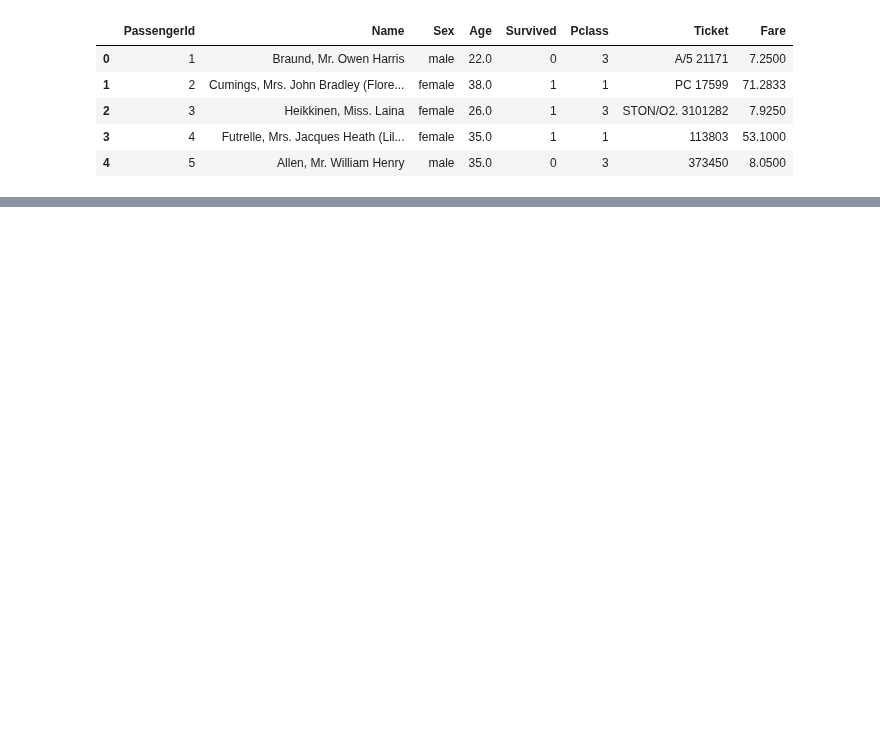
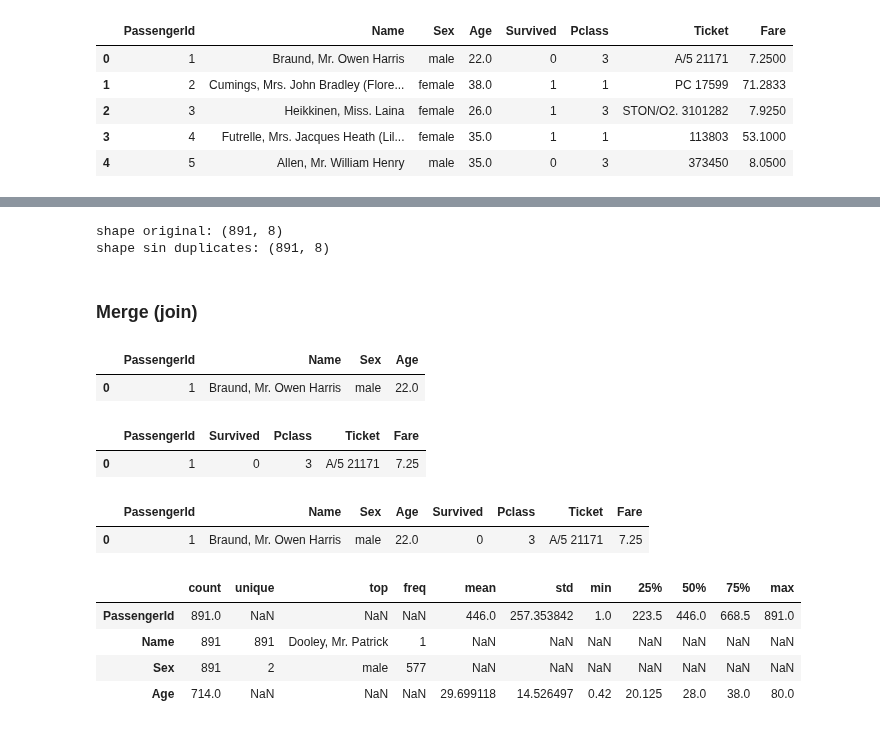
Before and after one commit to ceciorosco/Cecilia-Repositorio, a Jupyter notebook: Modulo_3/ejercicios_modulo_3.ipynb, the cells around one changed output, grey strips where cells are left out. Drawn from its saved outputs; the diff is of its cells as text; code cells hidden in the pictures; blank space fills up the shorter version.

```diff
--- a/Modulo_3/ejercicios_modulo_3.ipynb
+++ b/Modulo_3/ejercicios_modulo_3.ipynb
@@ -735,0 +373,37 @@ Categories (2, object): ['F', 'M']
+# %%
+#drop_duplicate borra las filas si son identicas, es decir, duplicadas
+print(f"shape original: {df3.shape}")
+print(f"shape sin duplicates: {df3.drop_duplicates().shape}")
+# %% [output]
+shape original: (891, 8)
+shape sin duplicates: (891, 8)
+# %% [markdown]
+### Merge (join)
+# %%
+#por defecto en inner: debe existir el PassengerId en los dos CSV sino ignora la fila, si se le pone
+# how="left" ó how= "right" sí lo trae pero deja el resto de los datos de la fila en NaN
+df5 = pd.merge(left = df1, right= df2, left_on= "PassengerId", right_on="PassengerId", how="inner")
+df1.head(1)
+# df5 = pd.merge(df1, df2)
+# %% [output]
+|  | PassengerId | Name | Sex | Age |
+| 0 | 1 | Braund, Mr. Owen Harris | male | 22.0 |
+# %%
+df2.head(1)
+# %% [output]
+|  | PassengerId | Survived | Pclass | Ticket | Fare |
+| 0 | 1 | 0 | 3 | A/5 21171 | 7.25 |
+# %%
+df5.head(1)
+# %% [output]
+|  | PassengerId | Name | Sex | Age | Survived | Pclass | Ticket | Fare |
+| 0 | 1 | Braund, Mr. Owen Harris | male | 22.0 | 0 | 3 | A/5 21171 | 7.25 |
+# %%
+#estadisticas (.T para trasponer y ver mejor la tabla, sino es muy larga)
+df1.describe(include="all").T
+# %% [output]
+|  | count | unique | top | freq | mean | std | min | 25% | 50% | 75% | max |
+| PassengerId | 891.0 | NaN | NaN | NaN | 446.0 | 257.353842 | 1.0 | 223.5 | 446.0 | 668.5 | 891.0 |
+| Name | 891 | 891 | Dooley, Mr. Patrick | 1 | NaN | NaN | NaN | NaN | NaN | NaN | NaN |
+| Sex | 891 | 2 | male | 577 | NaN | NaN | NaN | NaN | NaN | NaN | NaN |
+| Age | 714.0 | NaN | NaN | NaN | 29.699118 | 14.526497 | 0.42 | 20.125 | 28.0 | 38.0 | 80.0 |
```
Also changed, not shown: parts of 104 cells of this notebook, 2 other files.
